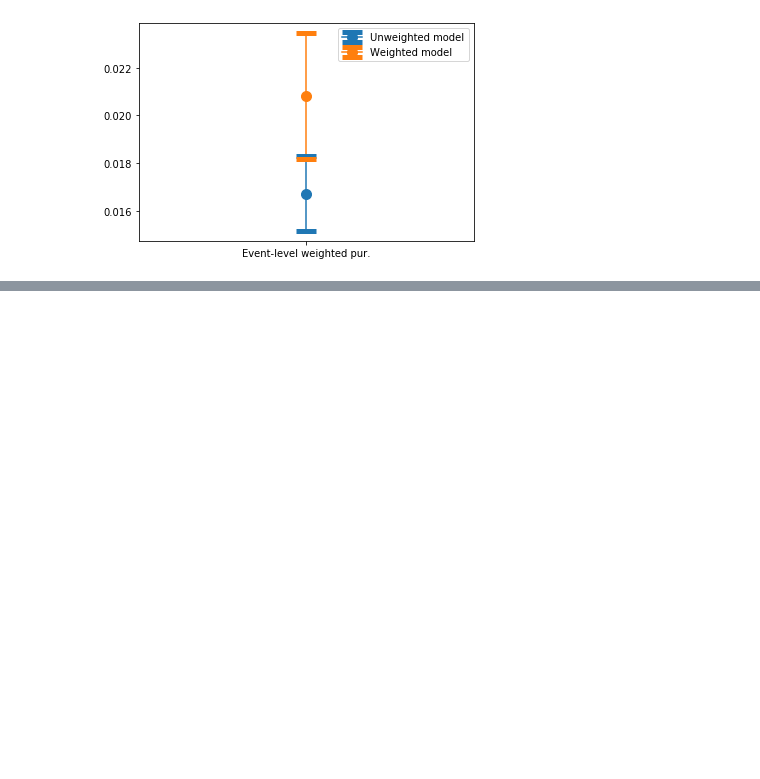
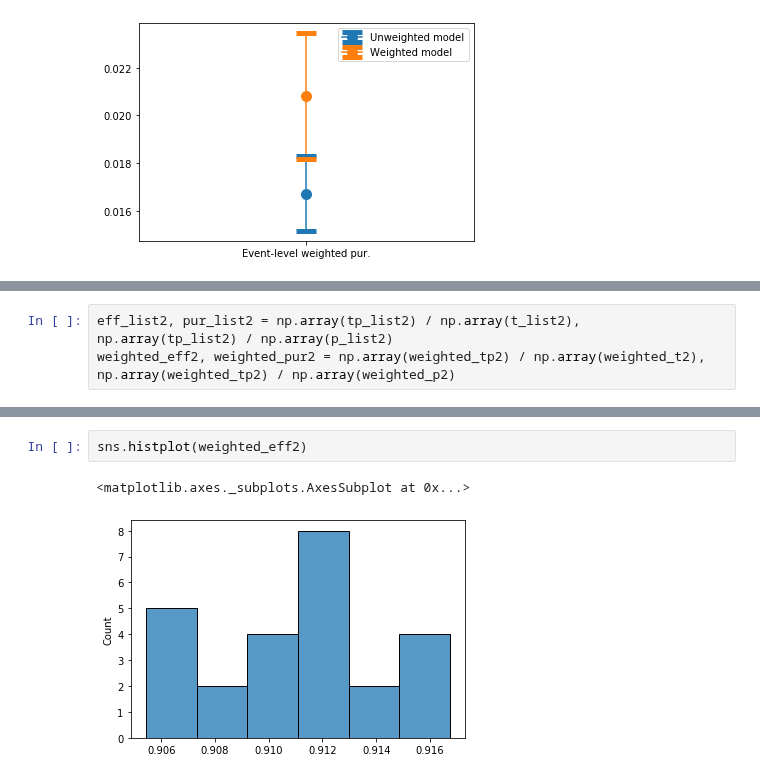
Before and after one commit to HSF-reco-and-software-triggers/Tracking-ML-Exa.TrkX, a Jupyter notebook: src/Pipelines/Examples/dev/WeightedEdgesDev.ipynb, the cells around one changed output, grey strips where cells are left out. Cells and saved outputs as stored; diff of their text form; blank space fills up the shorter version.

```diff
--- a/src/Pipelines/Examples/dev/WeightedEdgesDev.ipynb
+++ b/src/Pipelines/Examples/dev/WeightedEdgesDev.ipynb
@@ -668,0 +882,3 @@ plt.legend()
+# %%
+eff_list2, pur_list2 = np.array(tp_list2) / np.array(t_list2), np.array(tp_list2) / np.array(p_list2)
+weighted_eff2, weighted_pur2 = np.array(weighted_tp2) / np.array(weighted_t2), np.array(weighted_tp2) / np.array(weighted_p2)
@@ -668,0 +897,5 @@ plt.legend()
+# %%
+sns.histplot(weighted_eff2)
+# %% [output]
+<matplotlib.axes._subplots.AxesSubplot at 0x...>
+[figure, added]
```
Also changed, not shown: parts of 42 cells of this notebook, 11 other files.
